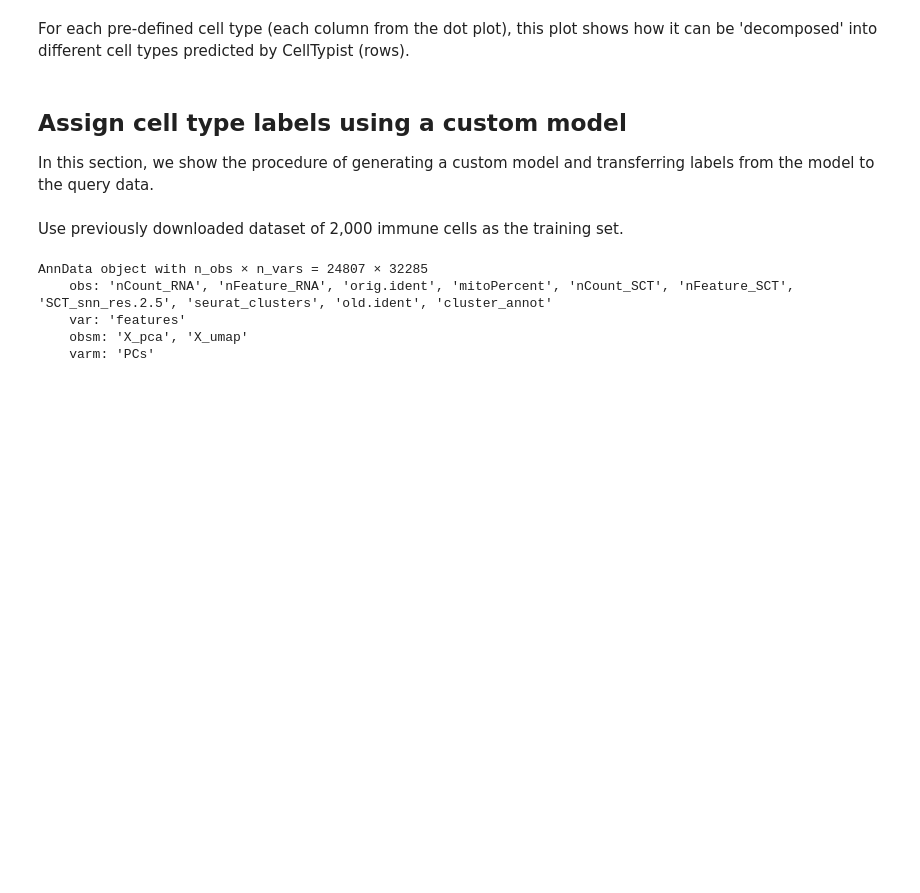
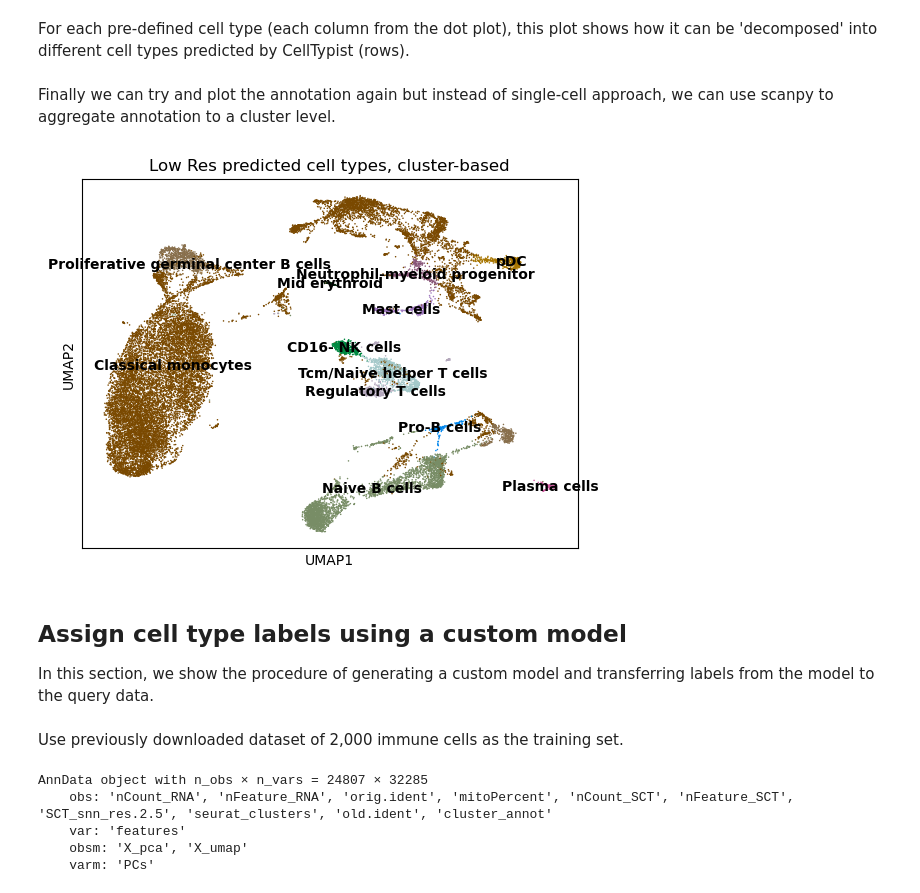
Before and after one commit to gabriel-dval/scRNA_annotation, a Jupyter notebook: celltypist_tutorial.ipynb, the cells around one changed output. Saved outputs shown, nothing was run; the diff lists cells and outputs as text; code cells hidden in the pictures; blank space fills up the shorter version.

```diff
--- a/celltypist_tutorial.ipynb
+++ b/celltypist_tutorial.ipynb
@@ -217,5 +231,25 @@ celltypist.dotplot(predictions, use_as_reference = 'cluster_annot', use_as_predi
 # %% [markdown]
 For each pre-defined cell type (each column from the dot plot), this plot shows how it can be 'decomposed' into different cell types predicted by CellTypist (rows).
+# %% [markdown]
+Finally we can try and plot the annotation again but instead of single-cell approach, we can use scanpy to aggregate annotation to a cluster level.
+# %%
+import pandas as pd
+
+# Aggregate to cluster level (e.g., based on Scanpy's Leiden clustering)
+cluster_labels = (
+    adata.obs.groupby("seurat_clusters")["predicted_labels"]
+    .agg(lambda x: x.value_counts().idxmax())  # Majority label per cluster
+)
+
+# Assign new labels to clusters
+adata.obs["predicted_cluster_labels"] = adata.obs["seurat_clusters"].map(cluster_labels)
+# %%
+sc.pl.umap(adata,
+           color = ['predicted_cluster_labels'],
+           legend_loc = 'on data',
+           title = 'Low Res predicted cell types, cluster-based')
+# %% [output]
+[figure, added]
 # %% [markdown]
 ## Assign cell type labels using a custom model
 In this section, we show the procedure of generating a custom model and transferring labels from the model to the query data.
```
Also changed, not shown: parts of 13 cells of this notebook.
